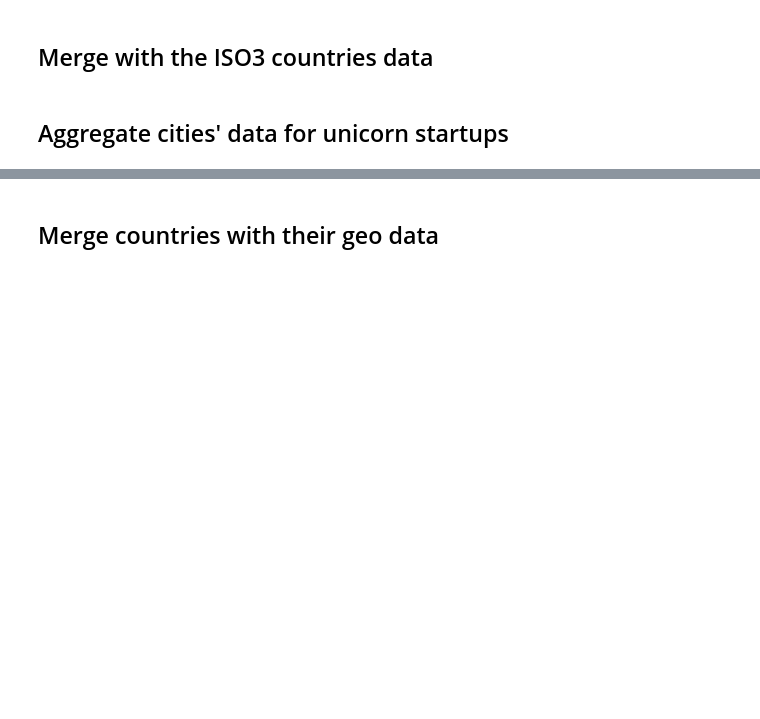
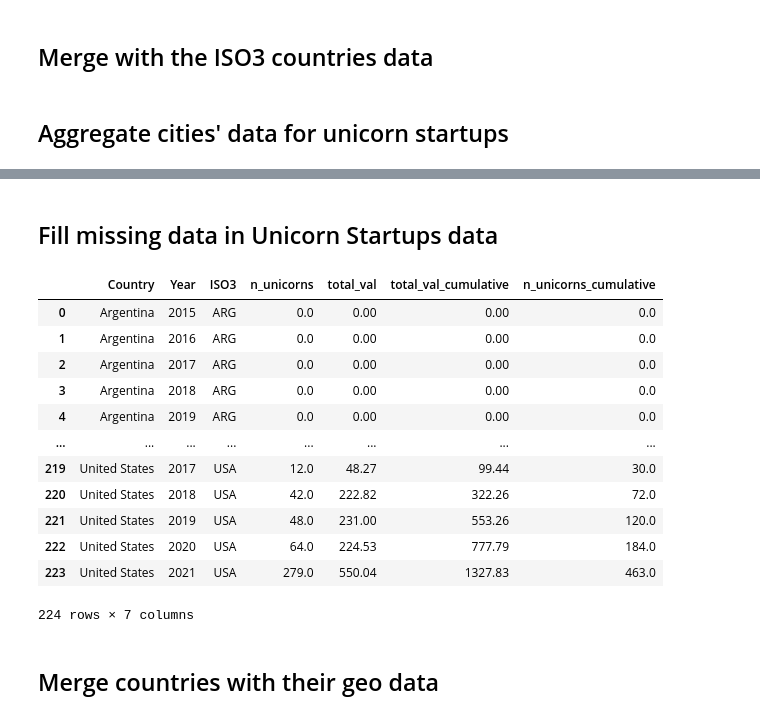
Before and after one commit to dalnakeb/Information_Visualisation_Project, a Jupyter notebook: notebooks/preprocessing.ipynb, the cells around one changed output, grey strips where cells are left out. Saved outputs shown, nothing was run; the diff lists cells and outputs as text; code cells hidden in the pictures; blank space fills up the shorter version.

```diff
--- a/notebooks/preprocessing.ipynb
+++ b/notebooks/preprocessing.ipynb
@@ -379,3 +388,56 @@ unicorn_startups_df
+# %% [markdown]
+## Fill missing data in Unicorn Startups data
+# %%
+df = unicorn_startups_df.copy()
+
+# 1) Determine the full list of years and countries
+years     = df['Year'].sort_values().unique()
+countries = df['Country'].unique()
+
+# 2) Build a full MultiIndex of Country × Year
+full_idx = pd.MultiIndex.from_product(
+    [countries, years],
+    names=['Country','Year']
+)
+
+# 3) Re‑index your DataFrame onto that full grid
+df = (
+    df
+    .set_index(['Country','Year'])
+    .reindex(full_idx)
+    .reset_index()
+)
+
+# 4) Bring ISO3 back (it’s constant within each Country)
+#    you can create a mapping before the reindex step:
+iso_map = unicorn_startups_df.drop_duplicates('Country').set_index('Country')['ISO3']
+df['ISO3'] = df['Country'].map(iso_map)
+
+# 5) Fill “flow” columns with zeros
+df['n_unicorns'] = df['n_unicorns'].fillna(0)
+df['total_val']  = df['total_val'].fillna(0.0)
+
+# 6) Sort, then recompute your cumulative sums by country
+df = df.sort_values(['Country','Year'])
+df['n_unicorns_cumulative'] = df.groupby('Country')['n_unicorns'].cumsum()
+df['total_val_cumulative']  = df.groupby('Country')['total_val'].cumsum()
+
+unicorn_startups_df = df.reset_index(drop=True)
+unicorn_startups_df
+# %% [output]
+|  | Country | Year | ISO3 | n_unicorns | total_val | total_val_cumulative | n_unicorns_cumulative |
+| 0 | Argentina | 2015 | ARG | 0.0 | 0.00 | 0.00 | 0.0 |
+| 1 | Argentina | 2016 | ARG | 0.0 | 0.00 | 0.00 | 0.0 |
+| 2 | Argentina | 2017 | ARG | 0.0 | 0.00 | 0.00 | 0.0 |
+| 3 | Argentina | 2018 | ARG | 0.0 | 0.00 | 0.00 | 0.0 |
+| 4 | Argentina | 2019 | ARG | 0.0 | 0.00 | 0.00 | 0.0 |
+| ... | ... | ... | ... | ... | ... | ... | ... |
+| 219 | United States | 2017 | USA | 12.0 | 48.27 | 99.44 | 30.0 |
+| 220 | United States | 2018 | USA | 42.0 | 222.82 | 322.26 | 72.0 |
+| 221 | United States | 2019 | USA | 48.0 | 231.00 | 553.26 | 120.0 |
+| 222 | United States | 2020 | USA | 64.0 | 224.53 | 777.79 | 184.0 |
+| 223 | United States | 2021 | USA | 279.0 | 550.04 | 1327.83 | 463.0 |
+224 rows × 7 columns
 # %% [markdown]
 ## Merge countries with their geo data
 # %%
```
Also changed, not shown: parts of 21 cells of this notebook, 1 other file.
